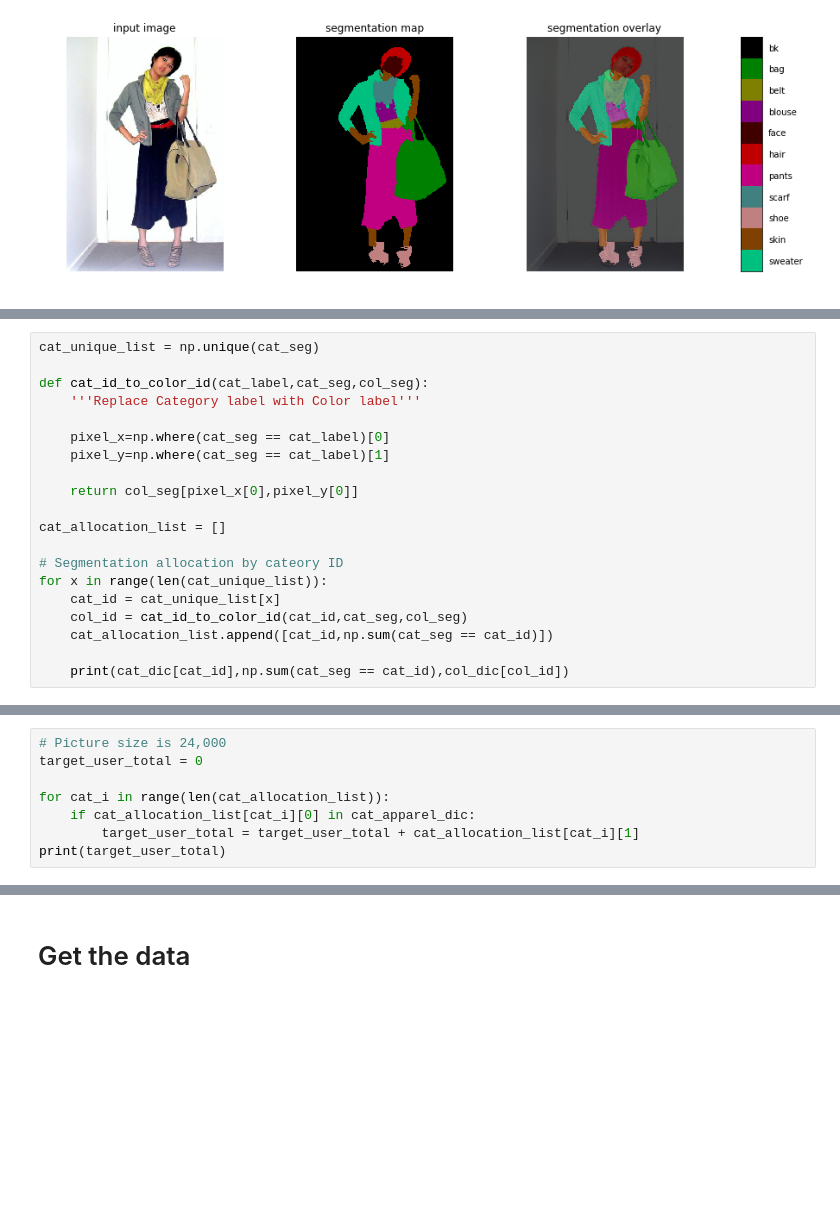
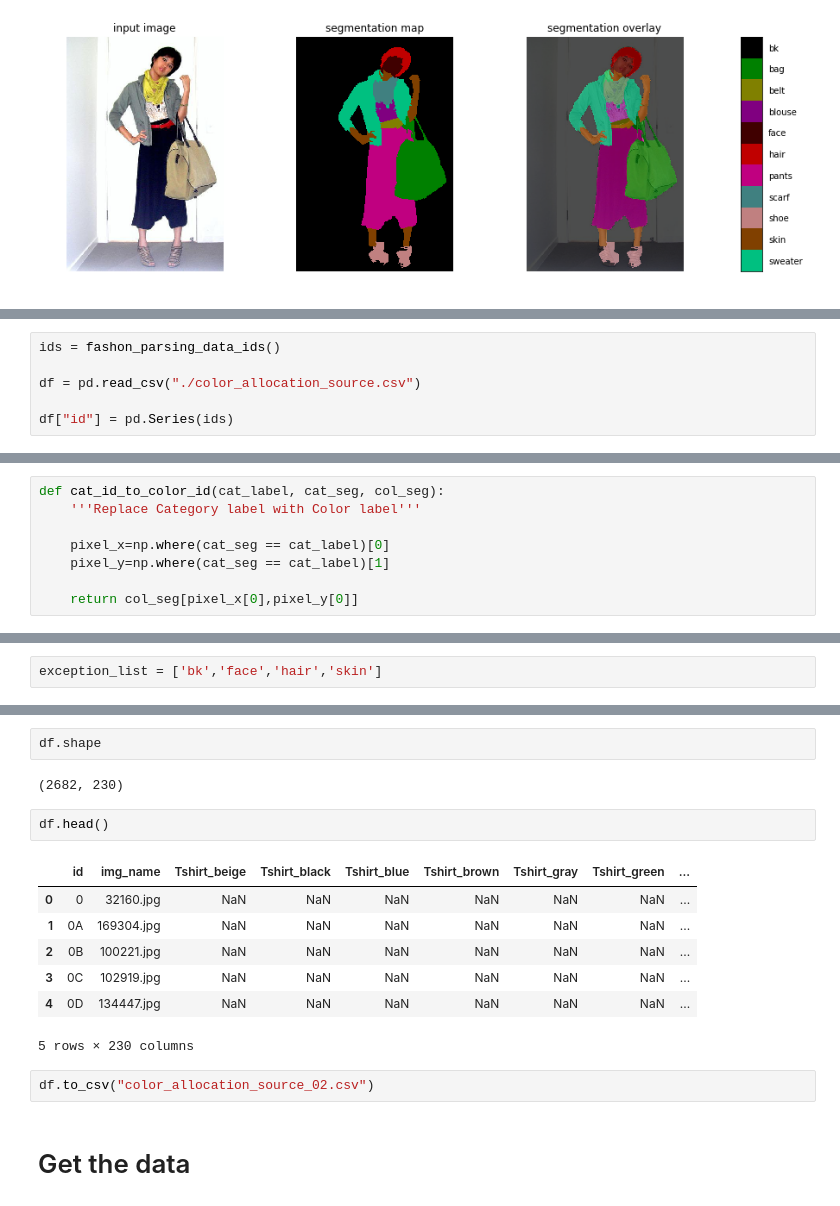
Before and after one commit to suzukiry/unet_fashion_parsing, a Jupyter notebook: unet_fashion_parsing_wip.ipynb, the cells around one changed output, grey strips where cells are left out. Drawn from its saved outputs; the diff is of its cells as text; blank space fills up the shorter version.

```diff
--- a/unet_fashion_parsing_wip.ipynb
+++ b/unet_fashion_parsing_wip.ipynb
@@ -283,0 +294,6 @@ vis_segmentation(np.asarray(im_rotate),cat_seg.T)
+# %%
+ids = fashon_parsing_data_ids()
+
+df = pd.read_csv("./color_allocation_source.csv")
+
+df["id"] = pd.Series(ids)
@@ -284,20 +315,8 @@ vis_segmentation(np.asarray(im_rotate),cat_seg.T)
 # %%
-cat_unique_list = np.unique(cat_seg)
-
-def cat_id_to_color_id(cat_label,cat_seg,col_seg):
+def cat_id_to_color_id(cat_label, cat_seg, col_seg):
     '''Replace Category label with Color label'''
 
     pixel_x=np.where(cat_seg == cat_label)[0]
     pixel_y=np.where(cat_seg == cat_label)[1]
 
     return col_seg[pixel_x[0],pixel_y[0]]
-
-cat_allocation_list = []
-
-# Segmentation allocation by cateory ID
-for x in range(len(cat_unique_list)):
-    cat_id = cat_unique_list[x]
-    col_id = cat_id_to_color_id(cat_id,cat_seg,col_seg)
-    cat_allocation_list.append([cat_id,np.sum(cat_seg == cat_id)])
-
-    print(cat_dic[cat_id],np.sum(cat_seg == cat_id),col_dic[col_id])
@@ -316,8 +322,0 @@ sweater 13515 gray
-# %%
-# Picture size is 24,000
-target_user_total = 0
-
-for cat_i in range(len(cat_allocation_list)):
-    if cat_allocation_list[cat_i][0] in cat_apparel_dic:
-        target_user_total = target_user_total + cat_allocation_list[cat_i][1]
-print(target_user_total)
@@ -325,0 +323,2 @@ print(target_user_total)
+# %%
+exception_list = ['bk','face','hair','skin']
@@ -326,3 +407,19 @@ print(target_user_total)
+# %%
+df.shape
+# %% [output]
+(2682, 230)
+# %%
+df.head()
+# %% [output]
+|  | id | img_name | Tshirt_beige | Tshirt_black | Tshirt_blue | Tshirt_brown | Tshirt_gray | Tshirt_green | ... |
+| 0 | 0 | 32160.jpg | NaN | NaN | NaN | NaN | NaN | NaN | ... |
+| 1 | 0A | 169304.jpg | NaN | NaN | NaN | NaN | NaN | NaN | ... |
+| 2 | 0B | 100221.jpg | NaN | NaN | NaN | NaN | NaN | NaN | ... |
+| 3 | 0C | 102919.jpg | NaN | NaN | NaN | NaN | NaN | NaN | ... |
+| 4 | 0D | 134447.jpg | NaN | NaN | NaN | NaN | NaN | NaN | ... |
+5 rows × 230 columns
+# %%
+df.to_csv("color_allocation_source_02.csv")
 # %% [markdown]
 # Get the data
 # %%
```
Also changed, not shown: parts of 9 cells of this notebook, 5 other files.
